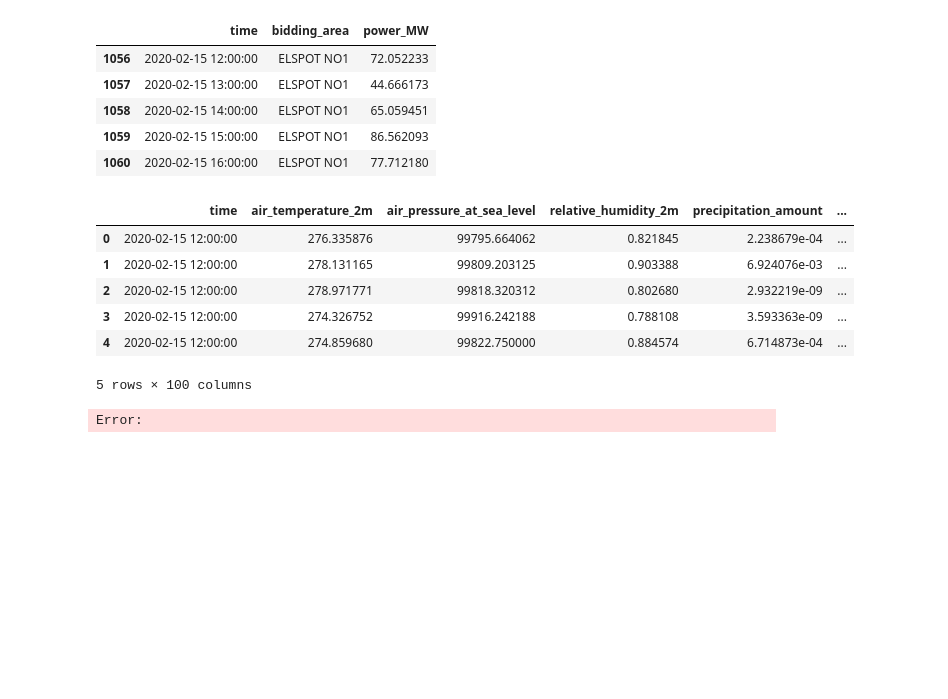
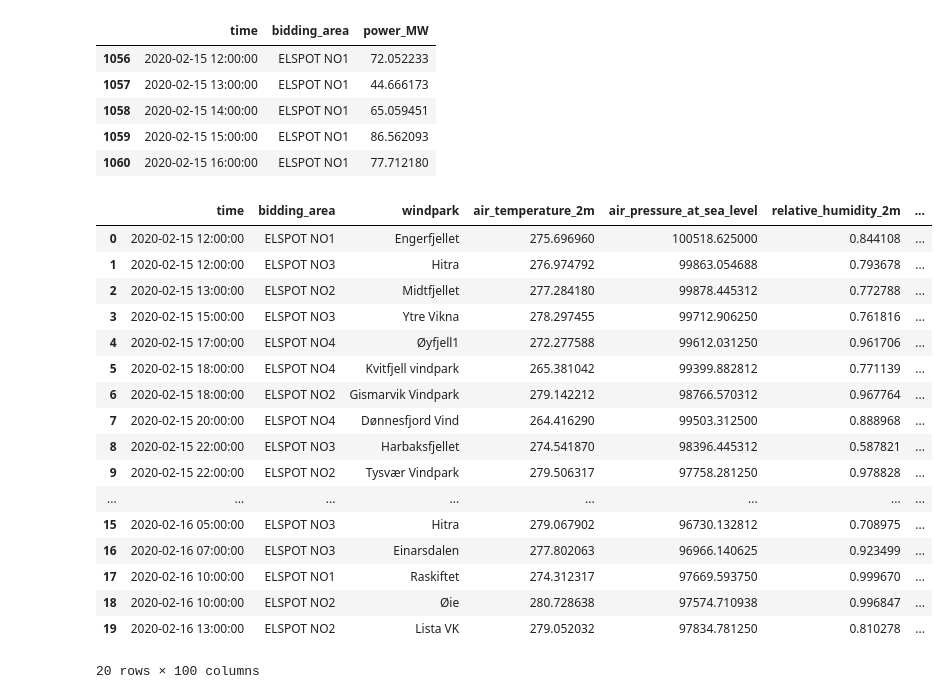
Before and after one commit to Bogdan121849/Wind_AI, a Jupyter notebook: WindAi/data_exploration_notebooks/data_alignment.ipynb, the cells around one changed output. Drawn from its saved outputs; the diff is of its cells as text; code cells hidden in the pictures; blank space fills up the shorter version.

```diff
--- a/WindAi/data_exploration_notebooks/data_alignment.ipynb
+++ b/WindAi/data_exploration_notebooks/data_alignment.ipynb
@@ -173,20 +173,36 @@ Power_data_long.head(5)
 | 1059 | 2020-02-15 15:00:00 | ELSPOT NO1 | 86.562093 |
 | 1060 | 2020-02-15 16:00:00 | ELSPOT NO1 | 77.712180 |
 # %%
-df= pd.merge(
-    full_data,
+df_sample = full_data.sample(100_000, random_state=42)
+
+df_windpark= pd.merge(
+    df_sample,
     Power_data_long,
     on=['time', 'bidding_area'],
     how='inner'
 )
-df.head(5)
+first_cols = ['time', 'bidding_area', 'windpark']
+other_cols = [col for col in df_windpark.columns if col not in first_cols]
+df_windpark = df_windpark[first_cols + other_cols]
+df_windpark = df_windpark.sort_values(by='time').reset_index(drop=True)
+df_windpark.head(20)
 # %% [output]
-|  | time | air_temperature_2m | air_pressure_at_sea_level | relative_humidity_2m | precipitation_amount | ... |
-| 0 | 2020-02-15 12:00:00 | 276.335876 | 99795.664062 | 0.821845 | 2.238679e-04 | ... |
-| 1 | 2020-02-15 12:00:00 | 278.131165 | 99809.203125 | 0.903388 | 6.924076e-03 | ... |
-| 2 | 2020-02-15 12:00:00 | 278.971771 | 99818.320312 | 0.802680 | 2.932219e-09 | ... |
-| 3 | 2020-02-15 12:00:00 | 274.326752 | 99916.242188 | 0.788108 | 3.593363e-09 | ... |
-| 4 | 2020-02-15 12:00:00 | 274.859680 | 99822.750000 | 0.884574 | 6.714873e-04 | ... |
+|  | time | bidding_area | windpark | air_temperature_2m | air_pressure_at_sea_level | relative_humidity_2m | ... |
+| 0 | 2020-02-15 12:00:00 | ELSPOT NO1 | Engerfjellet | 275.696960 | 100518.625000 | 0.844108 | ... |
+| 1 | 2020-02-15 12:00:00 | ELSPOT NO3 | Hitra | 276.974792 | 99863.054688 | 0.793678 | ... |
+| 2 | 2020-02-15 13:00:00 | ELSPOT NO2 | Midtfjellet | 277.284180 | 99878.445312 | 0.772788 | ... |
+| 3 | 2020-02-15 15:00:00 | ELSPOT NO3 | Ytre Vikna | 278.297455 | 99712.906250 | 0.761816 | ... |
+| 4 | 2020-02-15 17:00:00 | ELSPOT NO4 | Øyfjell1 | 272.277588 | 99612.031250 | 0.961706 | ... |
+| 5 | 2020-02-15 18:00:00 | ELSPOT NO4 | Kvitfjell vindpark | 265.381042 | 99399.882812 | 0.771139 | ... |
+| 6 | 2020-02-15 18:00:00 | ELSPOT NO2 | Gismarvik Vindpark | 279.142212 | 98766.570312 | 0.967764 | ... |
+| 7 | 2020-02-15 20:00:00 | ELSPOT NO4 | Dønnesfjord Vind | 264.416290 | 99503.312500 | 0.888968 | ... |
+| 8 | 2020-02-15 22:00:00 | ELSPOT NO3 | Harbaksfjellet | 274.541870 | 98396.445312 | 0.587821 | ... |
+| 9 | 2020-02-15 22:00:00 | ELSPOT NO2 | Tysvær Vindpark | 279.506317 | 97758.281250 | 0.978828 | ... |
+| ... | ... | ... | ... | ... | ... | ... | ... |
+| 15 | 2020-02-16 05:00:00 | ELSPOT NO3 | Hitra | 279.067902 | 96730.132812 | 0.708975 | ... |
+| 16 | 2020-02-16 07:00:00 | ELSPOT NO3 | Einarsdalen | 277.802063 | 96966.140625 | 0.923499 | ... |
+| 17 | 2020-02-16 10:00:00 | ELSPOT NO1 | Raskiftet | 274.312317 | 97669.593750 | 0.999670 | ... |
+| 18 | 2020-02-16 10:00:00 | ELSPOT NO2 | Øie | 280.728638 | 97574.710938 | 0.996847 | ... |
+| 19 | 2020-02-16 13:00:00 | ELSPOT NO2 | Lista VK | 279.052032 | 97834.781250 | 0.810278 | ... |
-5 rows × 100 columns
+20 rows × 100 columns
-Error:
 # %%
```
Also changed, not shown: parts of 1 cell of this notebook, 17 other files.
